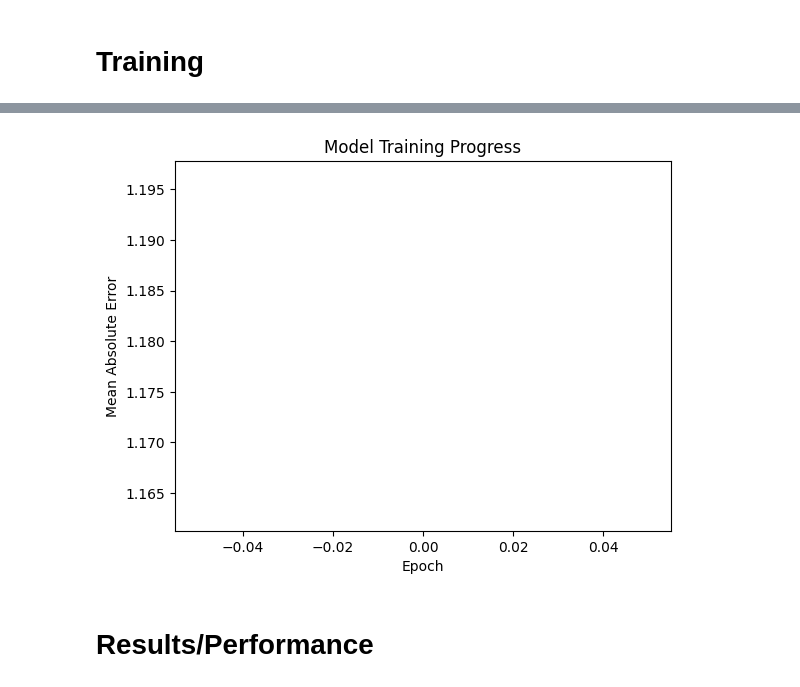
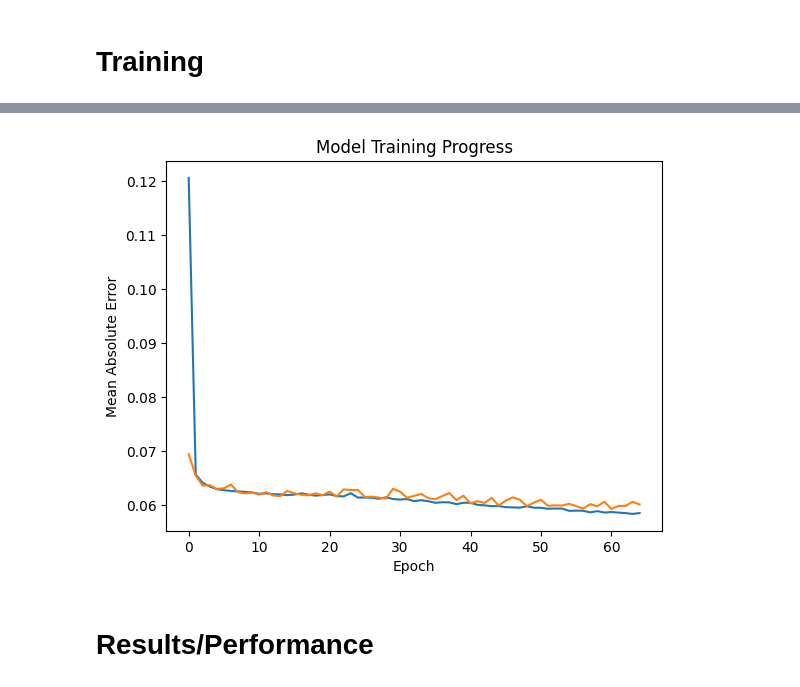
Before and after one commit to DanteLore/simple-prediction, a Jupyter notebook: weather_prediction/weather_prediction_2.ipynb, the cells around one changed output, grey strips where cells are left out. Cells and saved outputs as stored; diff of their text form; code cells hidden in the pictures.

Commit message:
Not much luck with predicting multiple variables - especially in a recursive way

```diff
--- a/weather_prediction/weather_prediction_2.ipynb
+++ b/weather_prediction/weather_prediction_2.ipynb
@@ -168,6 +168,19 @@ def get_y(angle, magnitude):
 df['wind_vector_x'] = df[['wind_direction_degrees', 'wind_speed']].apply(lambda v: get_x(*v), axis=1)
 df['wind_vector_y'] = df[['wind_direction_degrees', 'wind_speed']].apply(lambda v: get_y(*v), axis=1)
 
+# Let's normalise those wind variables. -60 -> +50 is too big a range!
+# Also, since wind is not a critical variable, let's make it even smaller
+wind_weight = 4
+wind_vector_x_offset = df['wind_vector_x'].mean() * wind_weight
+wind_vector_x_scale = df['wind_vector_x'].std() * wind_weight
+print(f"Offset (mean wind_vector_x): {wind_vector_x_offset}, Scale (stdev): {wind_vector_x_scale}")
+df['wind_vector_x'] = df['wind_vector_x'].apply(lambda a: (a - wind_vector_x_offset) / wind_vector_x_scale)
+
+wind_vector_y_offset = df['wind_vector_y'].mean() * wind_weight
+wind_vector_y_scale = df['wind_vector_y'].std() * wind_weight
+print(f"Offset (mean wind_vector_y): {wind_vector_y_offset}, Scale (stdev): {wind_vector_y_scale}")
+df['wind_vector_y'] = df['wind_vector_y'].apply(lambda a: (a - wind_vector_y_offset) / wind_vector_y_scale)
+
 # And plot the results...
 plt.scatter(df['wind_vector_x'], df['wind_vector_y'])
 # %% [output]
@@ -293,12 +302,13 @@ from tensorflow.keras.optimizers import Adam
 
 model = Sequential([
     InputLayer((length - 1, 6)), # Input shape here - time steps, features.  We have length-1 steps here, each with 6 features
-    LSTM(length * 3, return_sequences=True),
-    LSTM(length * 1),
+    LSTM(length * 4, return_sequences=True),
+    LSTM(length * 2),
+    Dense(units=length, activation='sigmoid'),
     Dense(units=4, activation='linear')
 ])
 
-adam = Adam(lr=0.001)
+adam = Adam(lr=0.01)
 
 model.compile(loss=tf.keras.losses.MeanSquaredError(), optimizer=adam, metrics=[tf.keras.metrics.MeanAbsoluteError()])
 
@@ -341,10 +353,10 @@ tf.get_logger().setLevel('ERROR')
 model_filename = 'data/weather_models/model2/'
 
 cp = ModelCheckpoint(model_filename, save_best_only=True, verbose=0)
-es = EarlyStopping(monitor='val_loss', mode='min', verbose=1, patience=4)
+es = EarlyStopping(monitor='val_loss', mode='min', verbose=1, patience=10)
 
 # Use verbose=2 here to prevent progreess bars locking up jupyter after a few hours
-history = model.fit(x_train, y_train, validation_data=(x_test, y_test), epochs=20, verbose=2, callbacks=[cp, es], batch_size=1000)
+history = model.fit(x_train, y_train, validation_data=(x_test, y_test), epochs=50, verbose=2, callbacks=[cp, es], batch_size=10000)
 
 history_df = pd.concat([history_df, pd.DataFrame(history.history)], ignore_index=True)
 
@@ -369,4 +391,4 @@ WARNING:absl:Found untraced functions such as lstm_cell_layer_call_fn, lstm_cell
-[figure, old version]
+[figure, new version]
 # %% [markdown]
 # Results/Performance
 # %%
```
Also changed, not shown: parts of 5 cells of this notebook, 1 other file.
